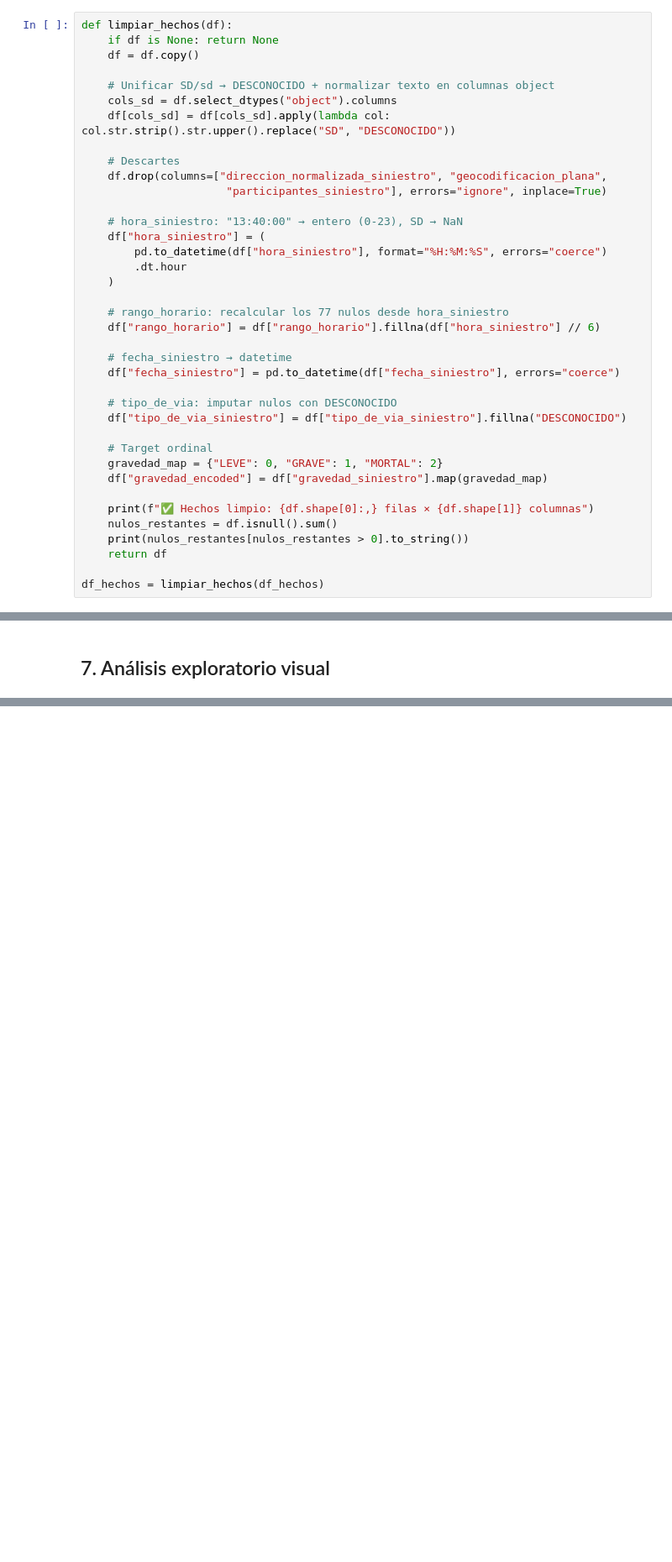
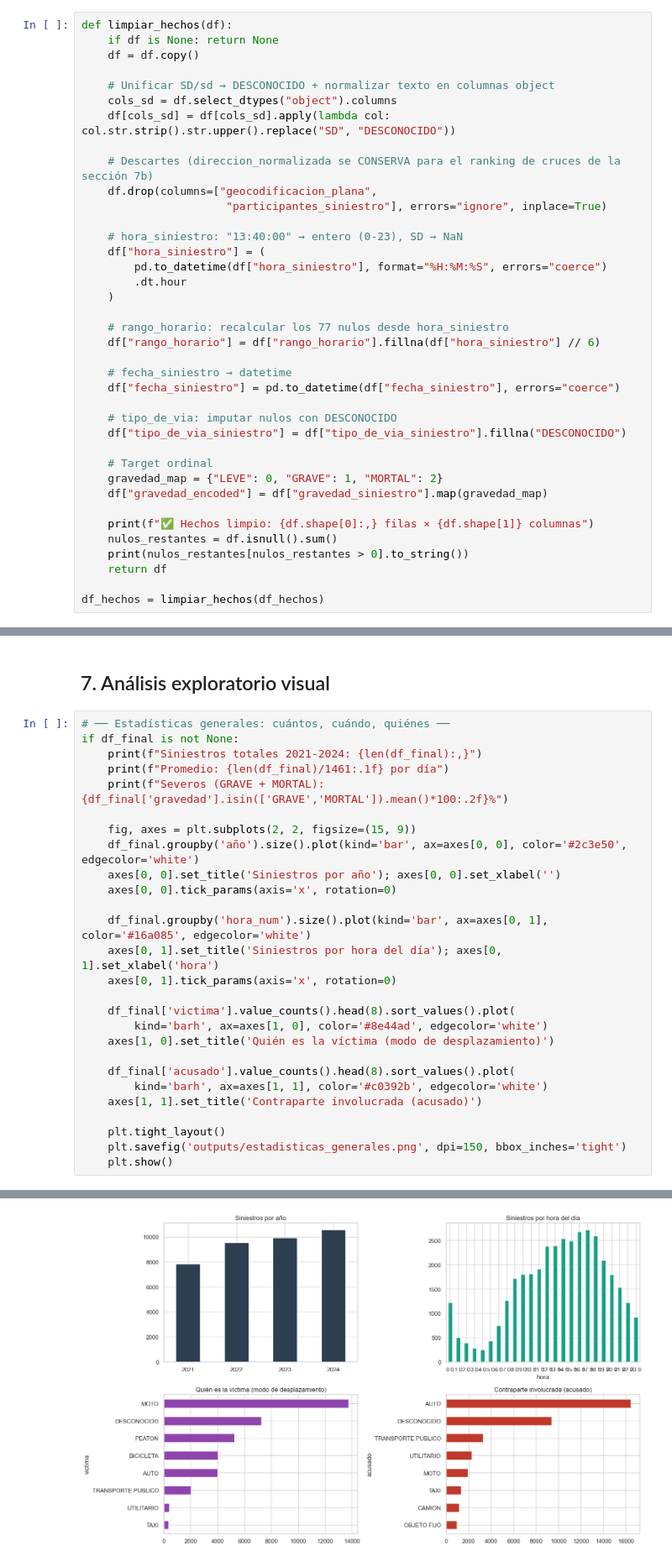
Before and after one commit to valenmendez01/TPO-CienciaDeDatos, a Jupyter notebook: siniestros_viales_pipeline.ipynb, the cells around one changed output, grey strips where cells are left out. Shown at 84% size. Drawn from its saved outputs; the diff is of its cells as text; blank space fills up the shorter version.

```diff
--- a/siniestros_viales_pipeline.ipynb
+++ b/siniestros_viales_pipeline.ipynb
@@ -283,8 +309,8 @@ def limpiar_hechos(df):
     cols_sd = df.select_dtypes("object").columns
     df[cols_sd] = df[cols_sd].apply(lambda col: col.str.strip().str.upper().replace("SD", "DESCONOCIDO"))
 
-    # Descartes
-    df.drop(columns=["direccion_normalizada_siniestro", "geocodificacion_plana",
+    # Descartes (direccion_normalizada se CONSERVA para el ranking de cruces de la sección 7b)
+    df.drop(columns=["geocodificacion_plana",
                       "participantes_siniestro"], errors="ignore", inplace=True)
 
     # hora_siniestro: "13:40:00" → entero (0-23), SD → NaN
@@ -943,2 +970,30 @@ df_final = feature_engineering(df_final)
 # %% [markdown]
 ## 7. Análisis exploratorio visual
+# %%
+# ── Estadísticas generales: cuántos, cuándo, quiénes ──
+if df_final is not None:
+    print(f"Siniestros totales 2021-2024: {len(df_final):,}")
+    print(f"Promedio: {len(df_final)/1461:.1f} por día")
+    print(f"Severos (GRAVE + MORTAL): {df_final['gravedad'].isin(['GRAVE','MORTAL']).mean()*100:.2f}%")
+
+    fig, axes = plt.subplots(2, 2, figsize=(15, 9))
+    df_final.groupby('año').size().plot(kind='bar', ax=axes[0, 0], color='#2c3e50', edgecolor='white')
+    axes[0, 0].set_title('Siniestros por año'); axes[0, 0].set_xlabel('')
+    axes[0, 0].tick_params(axis='x', rotation=0)
+
+    df_final.groupby('hora_num').size().plot(kind='bar', ax=axes[0, 1], color='#16a085', edgecolor='white')
+    axes[0, 1].set_title('Siniestros por hora del día'); axes[0, 1].set_xlabel('hora')
+    axes[0, 1].tick_params(axis='x', rotation=0)
+
+    df_final['victima'].value_counts().head(8).sort_values().plot(
+        kind='barh', ax=axes[1, 0], color='#8e44ad', edgecolor='white')
+    axes[1, 0].set_title('Quién es la víctima (modo de desplazamiento)')
+
+    df_final['acusado'].value_counts().head(8).sort_values().plot(
+        kind='barh', ax=axes[1, 1], color='#c0392b', edgecolor='white')
+    axes[1, 1].set_title('Contraparte involucrada (acusado)')
+
+    plt.tight_layout()
+    plt.savefig('outputs/estadisticas_generales.png', dpi=150, bbox_inches='tight')
+    plt.show()
+# %% [output]
@@ -945,3 +1003,4 @@ df_final = feature_engineering(df_final)
+[figure, added]
 # %%
 if df_final is not None:
     # ── Distribución de gravedad ──────────────────────────
```
Also changed, not shown: parts of 10 cells of this notebook, 3 other files.
